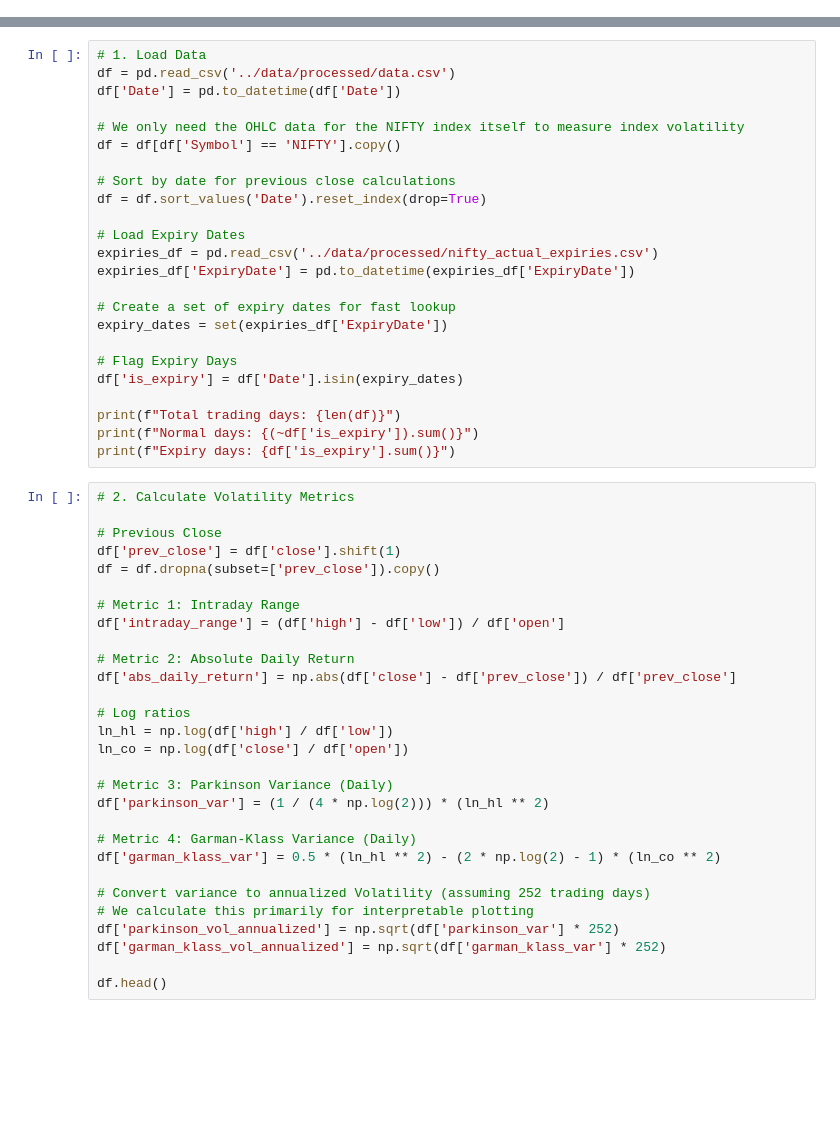
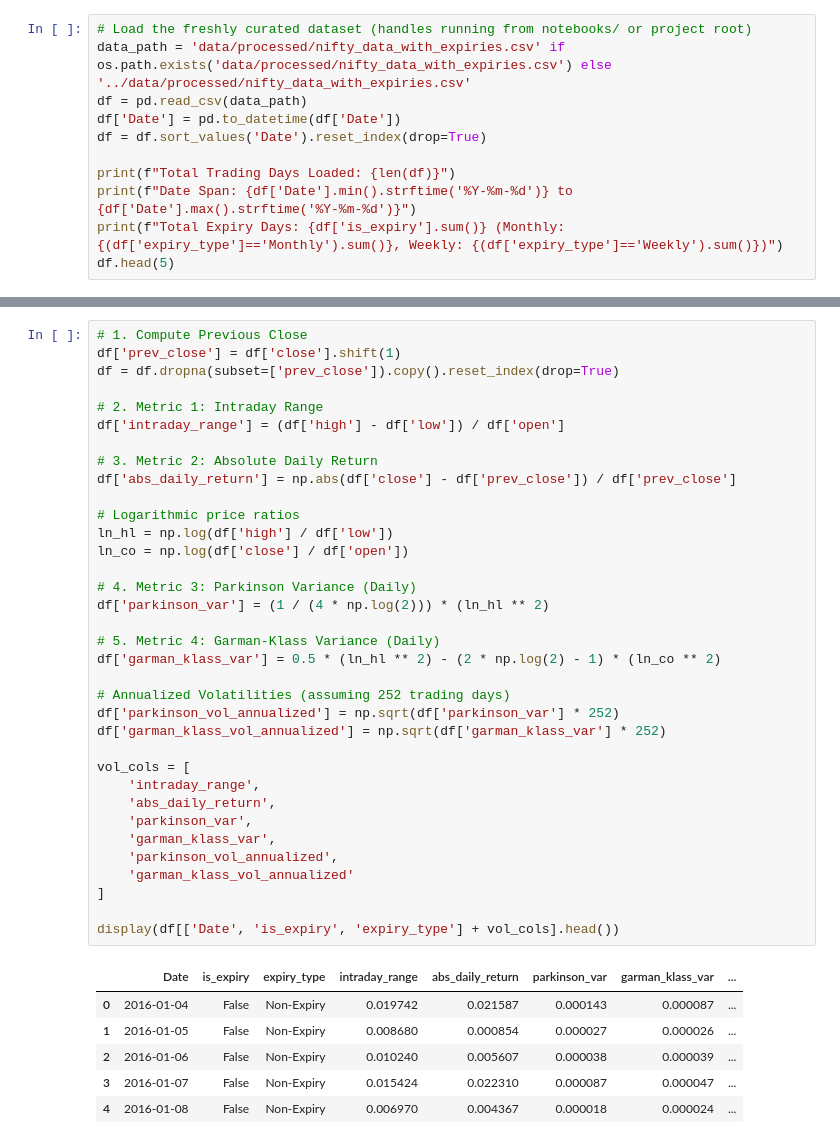
Before and after one commit to shreyas-bholi/volatility_research, a Jupyter notebook: notebooks/volatility.ipynb, the cells around one changed output, grey strips where cells are left out. Cells and saved outputs as stored; diff of their text form; blank space fills up the shorter version.

```diff
--- a/notebooks/volatility.ipynb
+++ b/notebooks/volatility.ipynb
@@ -0,0 +38,11 @@
+# %%
+# Load the freshly curated dataset (handles running from notebooks/ or project root)
+data_path = 'data/processed/nifty_data_with_expiries.csv' if os.path.exists('data/processed/nifty_data_with_expiries.csv') else '../data/processed/nifty_data_with_expiries.csv'
+df = pd.read_csv(data_path)
+df['Date'] = pd.to_datetime(df['Date'])
+df = df.sort_values('Date').reset_index(drop=True)
+
+print(f"Total Trading Days Loaded: {len(df)}")
+print(f"Date Span: {df['Date'].min().strftime('%Y-%m-%d')} to {df['Date'].max().strftime('%Y-%m-%d')}")
+print(f"Total Expiry Days: {df['is_expiry'].sum()} (Monthly: {(df['expiry_type']=='Monthly').sum()}, Weekly: {(df['expiry_type']=='Weekly').sum()})")
+df.head(5)
@@ -23,53 +78,42 @@ plt.rcParams['figure.figsize'] = (12, 6)
-# %%
-# 1. Load Data
-df = pd.read_csv('../data/processed/data.csv')
-df['Date'] = pd.to_datetime(df['Date'])
-
-# We only need the OHLC data for the NIFTY index itself to measure index volatility
-df = df[df['Symbol'] == 'NIFTY'].copy()
-
-# Sort by date for previous close calculations
-df = df.sort_values('Date').reset_index(drop=True)
-
-# Load Expiry Dates
-expiries_df = pd.read_csv('../data/processed/nifty_actual_expiries.csv')
-expiries_df['ExpiryDate'] = pd.to_datetime(expiries_df['ExpiryDate'])
-
-# Create a set of expiry dates for fast lookup
-expiry_dates = set(expiries_df['ExpiryDate'])
-
-# Flag Expiry Days
-df['is_expiry'] = df['Date'].isin(expiry_dates)
-
-print(f"Total trading days: {len(df)}")
-print(f"Normal days: {(~df['is_expiry']).sum()}")
-print(f"Expiry days: {df['is_expiry'].sum()}")
 # %%
-# 2. Calculate Volatility Metrics
+# 1. Compute Previous Close
+df['prev_close'] = df['close'].shift(1)
+df = df.dropna(subset=['prev_close']).copy().reset_index(drop=True)
 
-# Previous Close
-df['prev_close'] = df['close'].shift(1)
-df = df.dropna(subset=['prev_close']).copy()
-
-# Metric 1: Intraday Range
+# 2. Metric 1: Intraday Range
 df['intraday_range'] = (df['high'] - df['low']) / df['open']
 
-# Metric 2: Absolute Daily Return
+# 3. Metric 2: Absolute Daily Return
 df['abs_daily_return'] = np.abs(df['close'] - df['prev_close']) / df['prev_close']
 
-# Log ratios
+# Logarithmic price ratios
 ln_hl = np.log(df['high'] / df['low'])
 ln_co = np.log(df['close'] / df['open'])
 
-# Metric 3: Parkinson Variance (Daily)
+# 4. Metric 3: Parkinson Variance (Daily)
 df['parkinson_var'] = (1 / (4 * np.log(2))) * (ln_hl ** 2)
 
-# Metric 4: Garman-Klass Variance (Daily)
+# 5. Metric 4: Garman-Klass Variance (Daily)
 df['garman_klass_var'] = 0.5 * (ln_hl ** 2) - (2 * np.log(2) - 1) * (ln_co ** 2)
 
-# Convert variance to annualized Volatility (assuming 252 trading days)
-# We calculate this primarily for interpretable plotting
+# Annualized Volatilities (assuming 252 trading days)
 df['parkinson_vol_annualized'] = np.sqrt(df['parkinson_var'] * 252)
 df['garman_klass_vol_annualized'] = np.sqrt(df['garman_klass_var'] * 252)
 
-df.head()
+vol_cols = [
+    'intraday_range',
+    'abs_daily_return',
+    'parkinson_var',
+    'garman_klass_var',
+    'parkinson_vol_annualized',
+    'garman_klass_vol_annualized'
+]
+
+display(df[['Date', 'is_expiry', 'expiry_type'] + vol_cols].head())
+# %% [output]
+|  | Date | is_expiry | expiry_type | intraday_range | abs_daily_return | parkinson_var | garman_klass_var | ... |
+| 0 | 2016-01-04 | False | Non-Expiry | 0.019742 | 0.021587 | 0.000143 | 0.000087 | ... |
+| 1 | 2016-01-05 | False | Non-Expiry | 0.008680 | 0.000854 | 0.000027 | 0.000026 | ... |
+| 2 | 2016-01-06 | False | Non-Expiry | 0.010240 | 0.005607 | 0.000038 | 0.000039 | ... |
+| 3 | 2016-01-07 | False | Non-Expiry | 0.015424 | 0.022310 | 0.000087 | 0.000047 | ... |
+| 4 | 2016-01-08 | False | Non-Expiry | 0.006970 | 0.004367 | 0.000018 | 0.000024 | ... |
```
Also changed, not shown: parts of 16 cells of this notebook, 5 other files.
